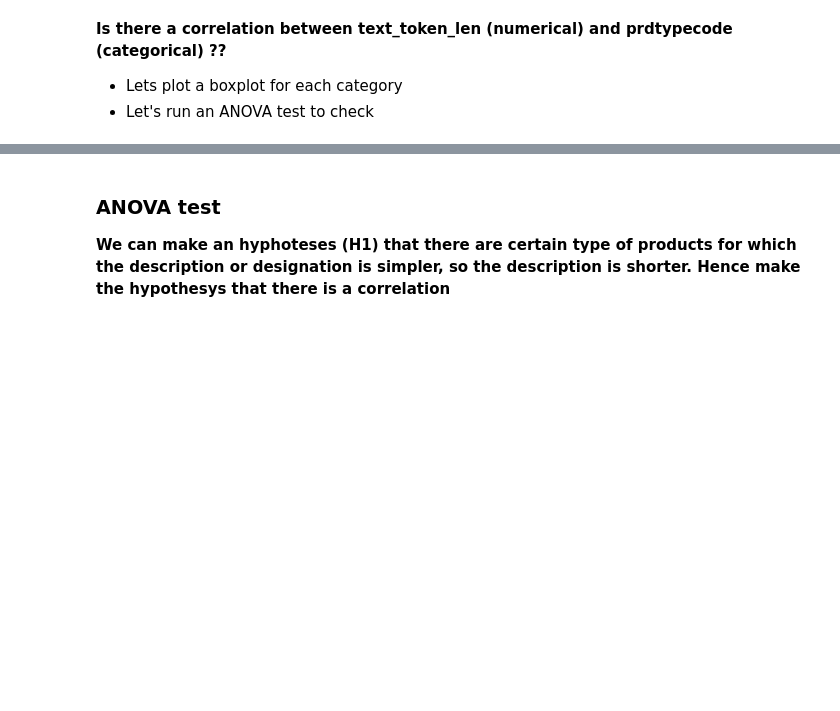
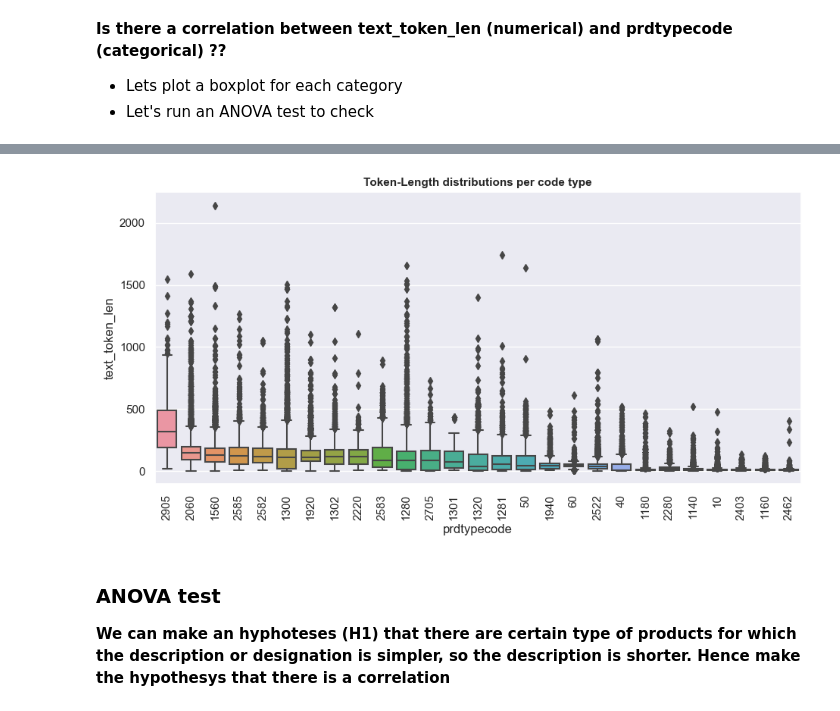
Before and after one commit to RamiroHR/Multimodal-Data-Product-Classification-Model, a Jupyter notebook: Rakuten_DataExploration.ipynb, the cells around one changed output, grey strips where cells are left out. Drawn from its saved outputs; the diff is of its cells as text; code cells hidden in the pictures; blank space fills up the shorter version.

```diff
--- a/Rakuten_DataExploration.ipynb
+++ b/Rakuten_DataExploration.ipynb
@@ -515,0 +504,3 @@ plt.xticks(rotation = 90);
+# %%
+order = df_data[['prdtypecode','text_token_len']].groupby('prdtypecode')['text_token_len'].mean().sort_values(ascending=False)
+order.head()
@@ -516,3 +515,16 @@ plt.xticks(rotation = 90);
+# %%
+## Box plot
+
+plt.figure(figsize=(11,5))
+plt.title('Token-Length distributions per code type', fontsize=11, fontweight='bold')
+
+sns.boxplot(x = 'prdtypecode', y ='text_token_len', data = df_data, order = order.index)
+plt.xticks(rotation = 90);
+
+## It seems that the type of distribution, the symmetry, the amount of extreme values, depends on the product type code.
+## Notice for example products type code 2220 (balanced) vs products type code 10 (skewed).
+# %% [output]
+[figure, added]
 # %% [markdown]
 ### ANOVA test
 **We can make an hyphoteses (H1) that there are certain type of products for which the description or designation is simpler, so the description is shorter. Hence make the hypothesys that there is a correlation**
```
Also changed, not shown: parts of 45 cells of this notebook.
